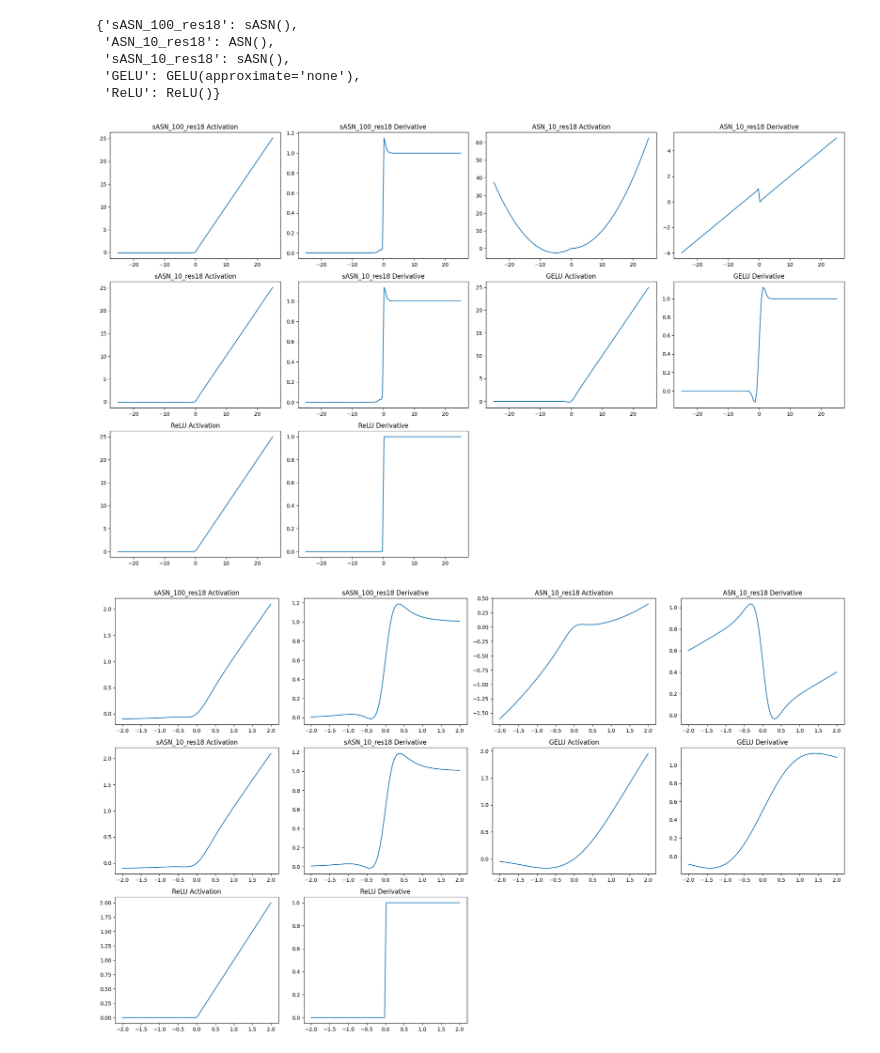
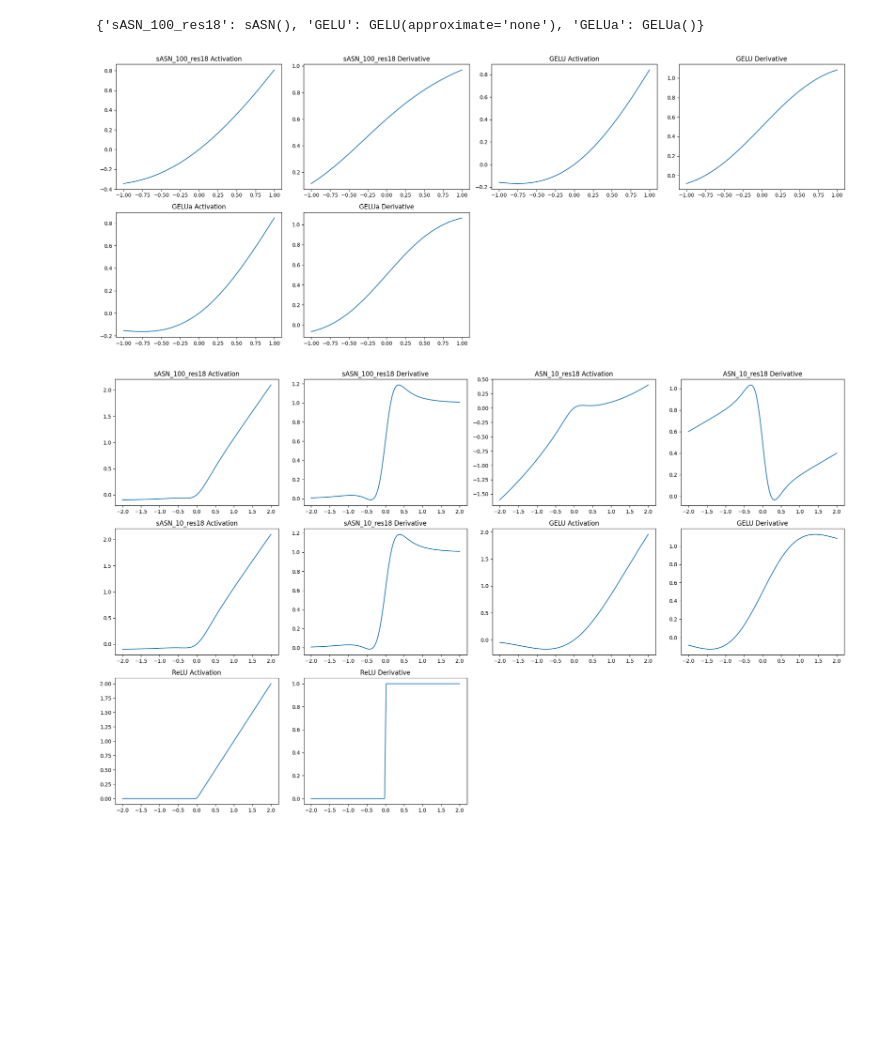
Before and after one commit to yeeca0101/experiments, a Jupyter notebook: try.ipynb, the cells around one changed output. Cells and saved outputs as stored; diff of their text form; code cells hidden in the pictures; blank space fills up the shorter version.

Commit message:
list activations, todo:dev_lab comparison of results

```diff
--- a/try.ipynb
+++ b/try.ipynb
@@ -58,23 +58,22 @@ def vis_activations(acts, x, cols, xlim=None, ylim=None):
 # ./activation/acts.py
 acts = {} # get_activations(return_type='dict')
 acts.update({
-    'sASN_100_res18':sASN(alpha=0.1,beta_init=6.4185),
-    'ASN_10_res18':ASN(alpha=0.1,beta_init=-6.7338),
-    'sASN_10_res18':sASN(alpha=0.1,beta_init=5.9771),
+    'sASN_100_res18':sASN(alpha=0.1,beta_init=1.),
+    # 'ASN_10_res18':ASN(alpha=0.1,beta_init=-6.7338),
+    # 'sASN_10_res18':sASN(alpha=0.1,beta_init=5.9771),
+    # 'sASN_100_swin':sASN(beta_init=0.3607) ,
+    # 'ReLU':nn.ReLU(),
+    # 'sSigmoid':sSigmoid(beta_init=1.),
     'GELU':nn.GELU(),
-    'ReLU':nn.ReLU(),
+    'GELUa':GELUa(),
 })
 acts
 # %% [output]
-{'sASN_100_res18': sASN(),
- 'ASN_10_res18': ASN(),
- 'sASN_10_res18': sASN(),
- 'GELU': GELU(approximate='none'),
- 'ReLU': ReLU()}
+{'sASN_100_res18': sASN(), 'GELU': GELU(approximate='none'), 'GELUa': GELUa()}
 # %%
-vis_activations(acts=acts,x=torch.linspace(-25, 25, 100, requires_grad=True),cols=2)
+vis_activations(acts=acts,x=torch.linspace(-1, 1, 100, requires_grad=True),cols=2)
 # %% [output]
-[figure, old version]
+[figure, new version]
 # %%
 vis_activations(acts=acts,x=torch.linspace(-2, 2, 100, requires_grad=True),cols=2)
 # %% [output]
```
Also changed, not shown: parts of 7 cells of this notebook, 1 other file.
